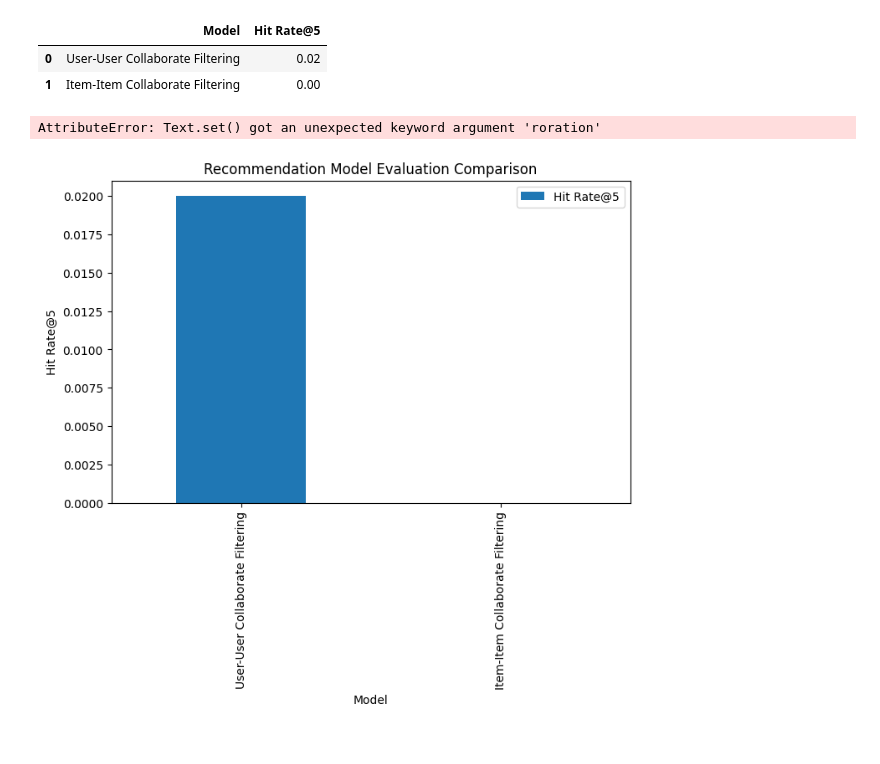
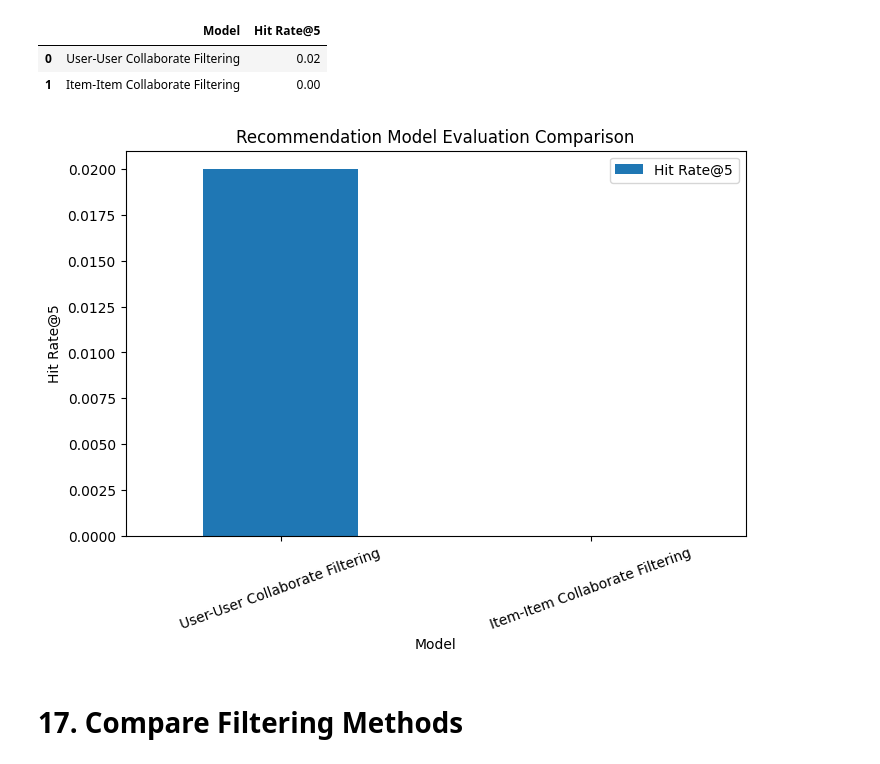
Before and after one commit to 2026089Hi/CA2-DV-ML, a Jupyter notebook: CA2 DV, ML.ipynb, the cells around one changed output. Drawn from its saved outputs; the diff is of its cells as text; code cells hidden in the pictures.

```diff
--- a/CA2 DV, ML.ipynb
+++ b/CA2 DV, ML.ipynb
@@ -663,15 +663,16 @@ evaluation_summary
 # %%
 evaluation_summary.plot(
     x="Model",
     y="Hit Rate@5",
     kind="bar",
     figsize=(8, 5)
 )
 
 plt.title("Recommendation Model Evaluation Comparison")
 plt.ylabel("Hit Rate@5")
-plt.xticks(roration=20)
+plt.xticks(rotation=20)
 plt.show()
 # %% [output]
-AttributeError: Text.set() got an unexpected keyword argument 'roration'
-[figure, old version]
+[figure, new version]
+# %% [markdown]
+# 17. Compare Filtering Methods
```
